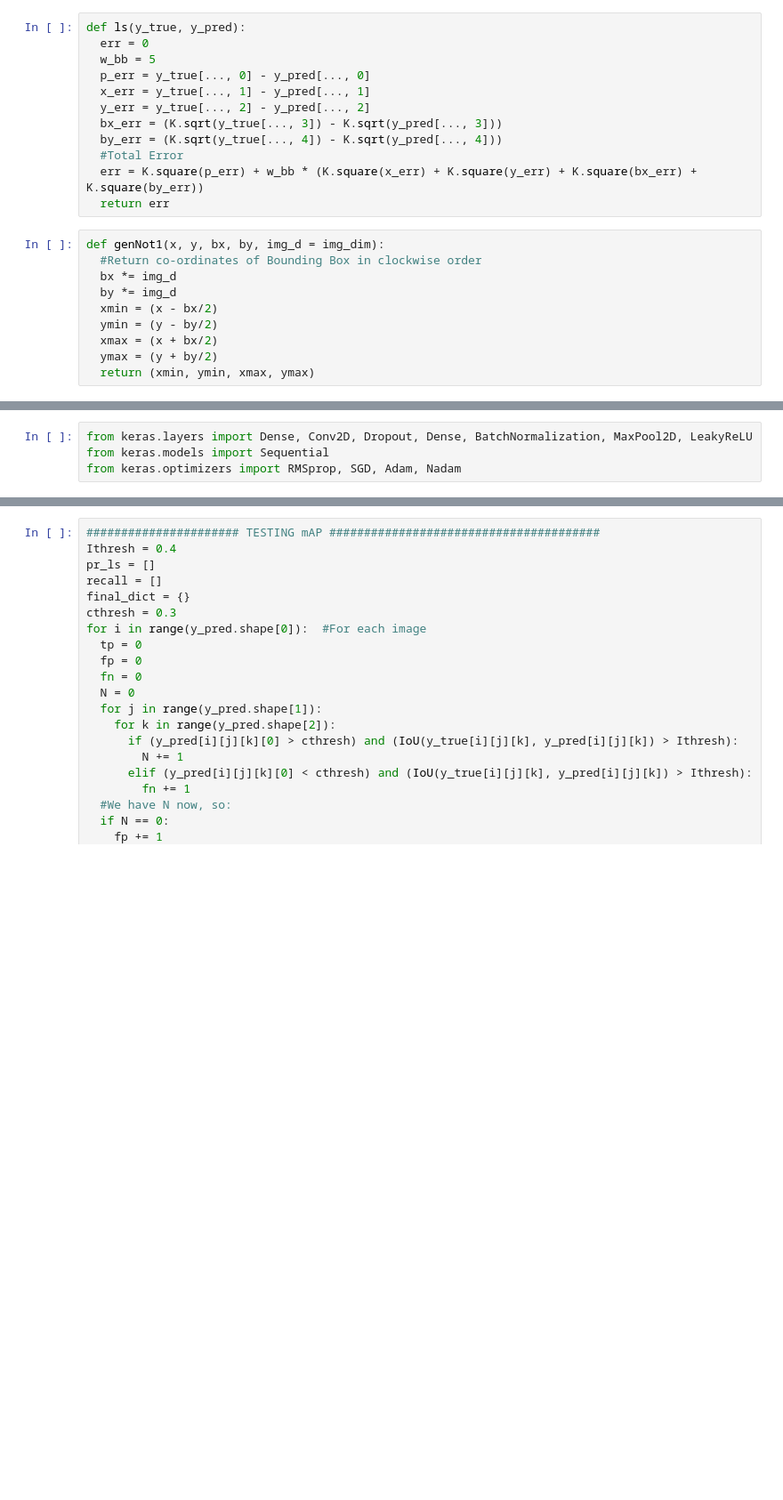
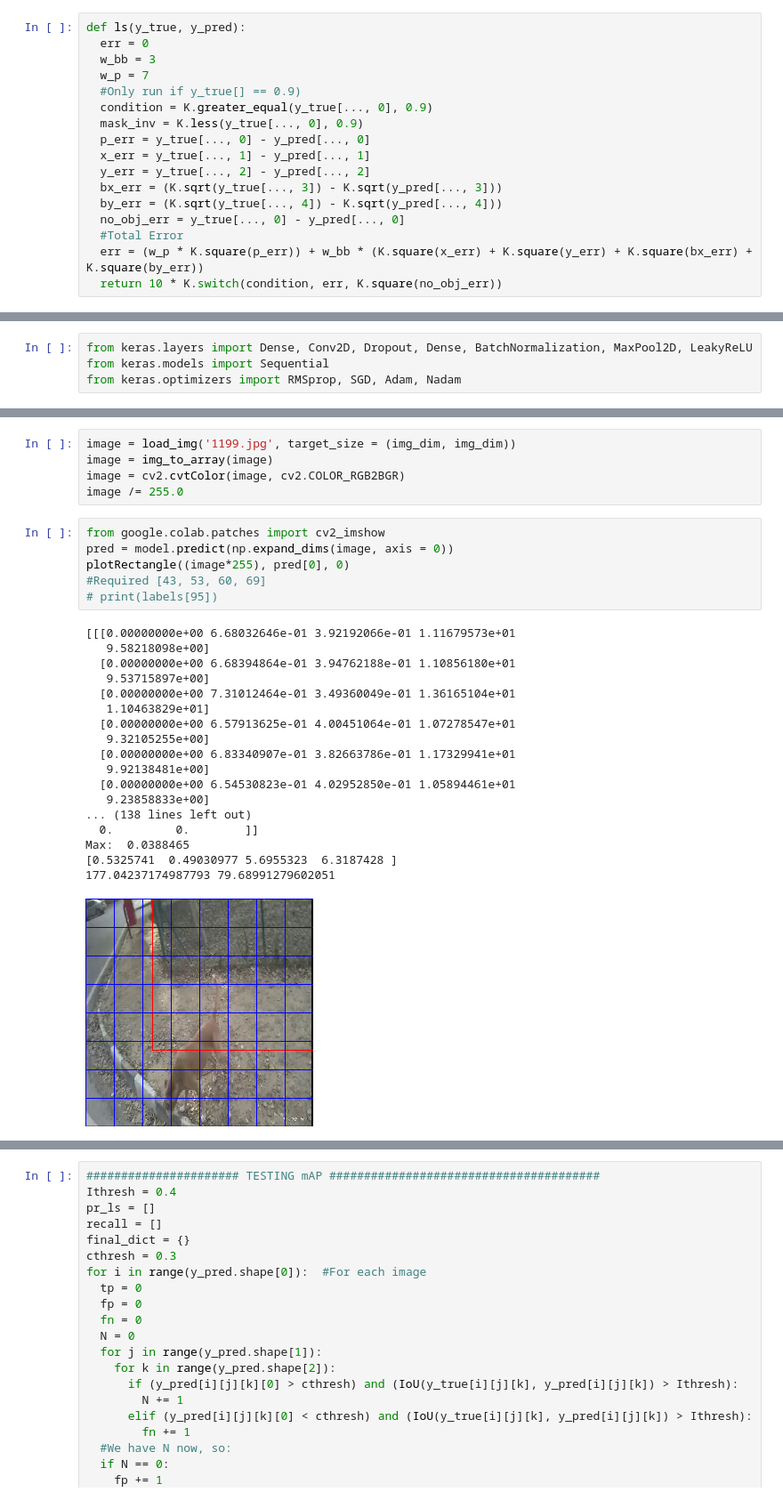
Before and after one commit to divyanshusharma1709/DogBB, a Jupyter notebook: dogCNN.ipynb, the cells around one changed output, grey strips where cells are left out. Shown at 89% size. Cells and saved outputs as stored; diff of their text form; blank space fills up the shorter version.

```diff
--- a/dogCNN.ipynb
+++ b/dogCNN.ipynb
@@ -425,22 +463,17 @@ def IoU_metric(y_true, y_pred):
 # %%
 def ls(y_true, y_pred):
   err = 0
-  w_bb = 5
+  w_bb = 3
+  w_p = 7
+  #Only run if y_true[] == 0.9)
+  condition = K.greater_equal(y_true[..., 0], 0.9)
+  mask_inv = K.less(y_true[..., 0], 0.9)
   p_err = y_true[..., 0] - y_pred[..., 0]
   x_err = y_true[..., 1] - y_pred[..., 1]
   y_err = y_true[..., 2] - y_pred[..., 2]
   bx_err = (K.sqrt(y_true[..., 3]) - K.sqrt(y_pred[..., 3]))
   by_err = (K.sqrt(y_true[..., 4]) - K.sqrt(y_pred[..., 4]))
+  no_obj_err = y_true[..., 0] - y_pred[..., 0]
   #Total Error
-  err = K.square(p_err) + w_bb * (K.square(x_err) + K.square(y_err) + K.square(bx_err) + K.square(by_err))
-  return err
+  err = (w_p * K.square(p_err)) + w_bb * (K.square(x_err) + K.square(y_err) + K.square(bx_err) + K.square(by_err))
+  return 10 * K.switch(condition, err, K.square(no_obj_err))
-# %%
-def genNot1(x, y, bx, by, img_d = img_dim):
-  #Return co-ordinates of Bounding Box in clockwise order
-  bx *= img_d
-  by *= img_d
-  xmin = (x - bx/2)
-  ymin = (y - by/2)
-  xmax = (x + bx/2)
-  ymax = (y + by/2)
-  return (xmin, ymin, xmax, ymax)
@@ -672,0 +607,30 @@ print(sum(x))
+# %%
+image = load_img('1199.jpg', target_size = (img_dim, img_dim))
+image = img_to_array(image)
+image = cv2.cvtColor(image, cv2.COLOR_RGB2BGR)
+image /= 255.0
+# %%
+from google.colab.patches import cv2_imshow
+pred = model.predict(np.expand_dims(image, axis = 0))
+plotRectangle((image*255), pred[0], 0)
+#Required [43, 53, 60, 69]
+# print(labels[95])
+# %% [output]
+[[[0.00000000e+00 6.68032646e-01 3.92192066e-01 1.11679573e+01
+   9.58218098e+00]
+  [0.00000000e+00 6.68394864e-01 3.94762188e-01 1.10856180e+01
+   9.53715897e+00]
+  [0.00000000e+00 7.31012464e-01 3.49360049e-01 1.36165104e+01
+   1.10463829e+01]
+  [0.00000000e+00 6.57913625e-01 4.00451064e-01 1.07278547e+01
+   9.32105255e+00]
+  [0.00000000e+00 6.83340907e-01 3.82663786e-01 1.17329941e+01
+   9.92138481e+00]
+  [0.00000000e+00 6.54530823e-01 4.02952850e-01 1.05894461e+01
+   9.23858833e+00]
+... (138 lines left out)
+  0.         0.        ]]
+Max:  0.0388465
+[0.5325741  0.49030977 5.6955323  6.3187428 ]
+177.04237174987793 79.68991279602051
+[figure, added]
```
Also changed, not shown: parts of 86 cells of this notebook.
